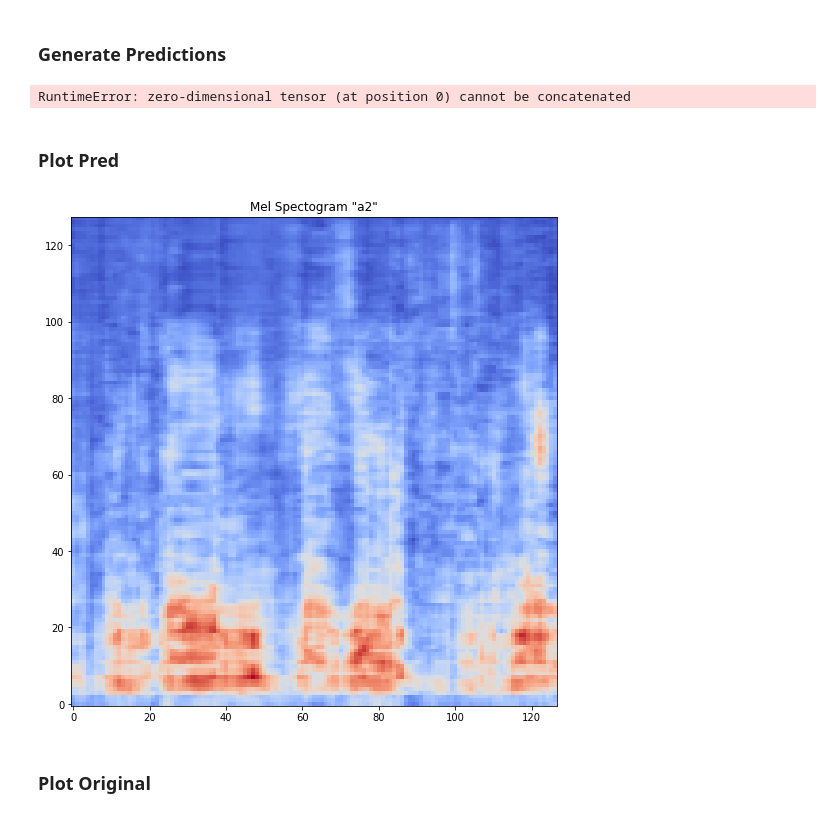
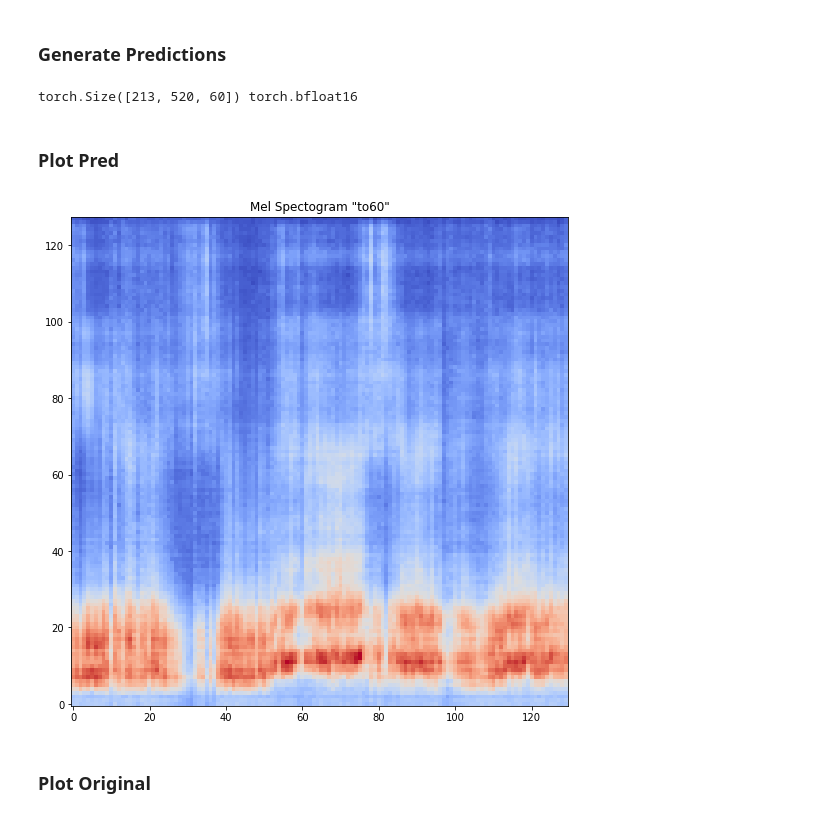
Before and after one commit to MiscellaneousStuff/eeg-stimuli, a Jupyter notebook: main.ipynb, the cells around one changed output. Saved outputs shown, nothing was run; the diff lists cells and outputs as text; code cells hidden in the pictures.

```diff
--- a/main.ipynb
+++ b/main.ipynb
@@ -1009,14 +1010,14 @@ y_s = []
 batch_size = 32
 
 # Set examples
-target_labels  = ["a"]
+# target_labels  = ["a"]
 
-target_idx_s   = [dataset.get_label_idxs(target_label)
-                  for target_label in target_labels]
+# target_idx_s   = [dataset.get_label_idxs(target_label)
+#                  for target_label in target_labels]
 # print("target_idx_s:", target_idx_s)
 
 # target_idx_s   = [list(range(1, 51))]
-# target_idx_s   = [list(range(len(dataset)))]
+target_idx_s   = [list(range(len(dataset)))]
 # target_idx_s   = [list(range(0, 101))]
 synth_examples = [[dataset[target_idx]
                    for target_idx in target_idxs]
@@ -1037,6 +1038,7 @@ else:
     ins = 300
 
 for i, synth_example in enumerate(synth_examples):
+    print(i, synth_example["label"])
     X = torch.tensor(synth_example[input_feature])
     y = torch.tensor(synth_example[output_feature])
 
@@ -1215,15 +1218,20 @@ out_y_s = torch.split(cur_test_y_s, cur_test_y_s.shape[0], dim=0)
 
 for X, y in zip(out_X_s, out_y_s):
     with torch.no_grad():
-        print(X.shape)
-        pred = model(X.bfloat16())
-        cur_out = pred.cpu().detach()
-        if cur_out.shape[0] == X.shape[0]:
-            out_s = cur_out
-        else:
-            out_s.append(cur_out)
+        with torch.autocast(
+            enabled=amp,
+            dtype=torch.bfloat16,
+            device_type=device):
+            X = X.bfloat16()
+            print(X.shape, X.dtype)
+            pred = model(X)
+            cur_out = pred.cpu().detach()
+            if cur_out.shape[0] == X.shape[0]:
+                out_s = cur_out
+            else:
+                out_s.append(cur_out)
 # %% [output]
-RuntimeError: zero-dimensional tensor (at position 0) cannot be concatenated
+torch.Size([213, 520, 60]) torch.bfloat16
 # %% [markdown]
 ### Plot Pred
 # %%
@@ -1240,19 +1248,19 @@ def plot_mel_spectrogram(mel_spec, title):
 # %%
 # plt.rcParams["figure.figsize"] = (14*2, 9*2)
 plt.rcParams["figure.figsize"] = (14, 9)
 
-plot_pred_idx = 2
+plot_pred_idx = 60
 
 """
 # half pred
 y = torch.squeeze(out_s[plot_pred_idx], 0).float()
 _ = plot_mel_spectrogram(y[:y.shape[0]//2, :], synth_examples[pivot_point:][plot_pred_idx]["label"] + str(plot_pred_idx))
 """
 
 y = torch.squeeze(out_s[plot_pred_idx], 0).float()
 _ = plot_mel_spectrogram(y, synth_examples[pivot_point:][plot_pred_idx]["label"] + str(plot_pred_idx))
 # %% [output]
-[figure, old version]
+[figure, new version]
 # %% [markdown]
 ### Plot Original
 # %%
```
Also changed, not shown: parts of 12 cells of this notebook, 13 other files.
